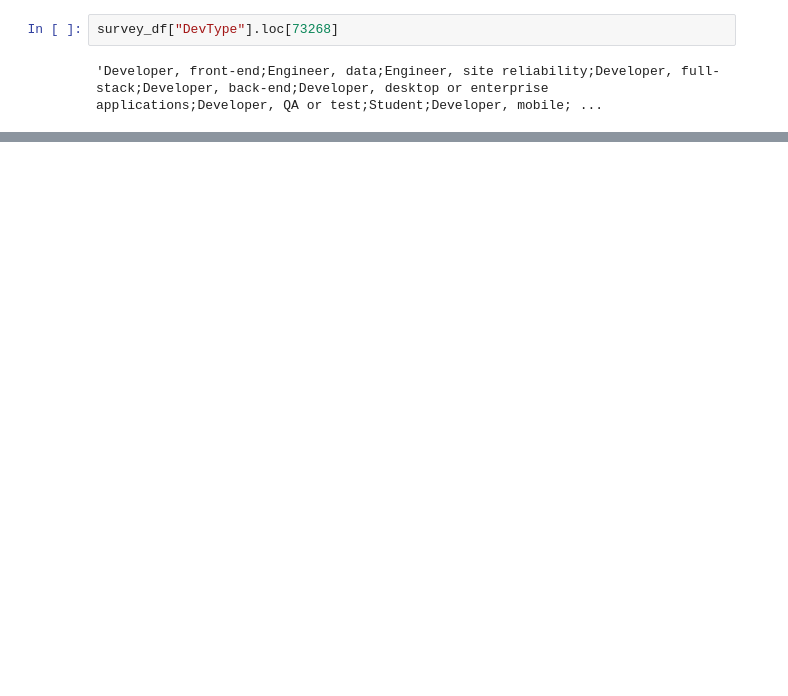
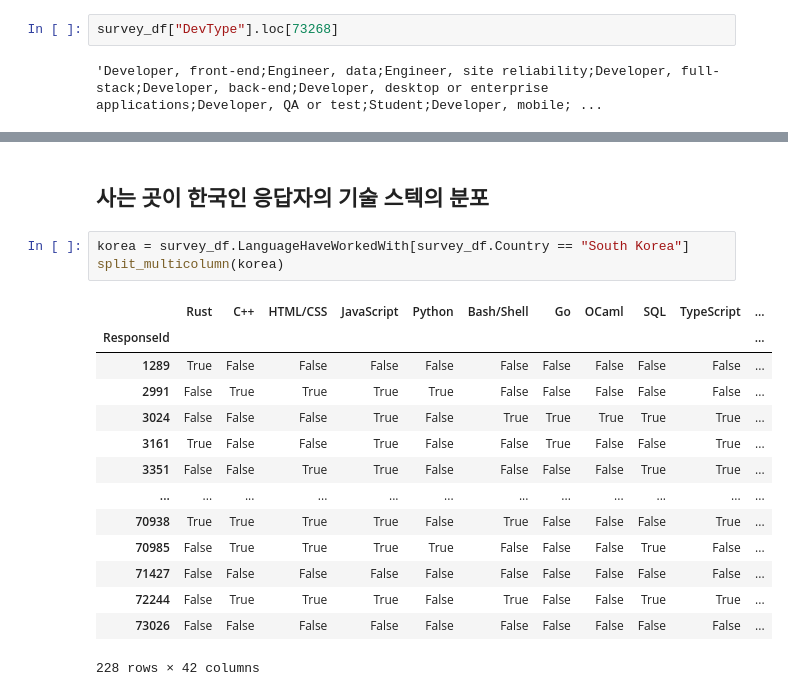
Before and after one commit to seohyun1119/pythonbasic, a Jupyter notebook: 0315_seaborn/0315(1).ipynb, the cells around one changed output, grey strips where cells are left out. Drawn from its saved outputs; the diff is of its cells as text; blank space fills up the shorter version.

```diff
--- a/0315_seaborn/0315(1).ipynb
+++ b/0315_seaborn/0315(1).ipynb
@@ -706,0 +877,20 @@ survey_df["DevType"].loc[73268]
+# %% [markdown]
+## 사는 곳이 한국인 응답자의 기술 스텍의 분포
+# %%
+korea = survey_df.LanguageHaveWorkedWith[survey_df.Country == "South Korea"]
+split_multicolumn(korea)
+# %% [output]
+|  | Rust | C++ | HTML/CSS | JavaScript | Python | Bash/Shell | Go | OCaml | SQL | TypeScript | ... |
+| ResponseId |  |  |  |  |  |  |  |  |  |  | ... |
+| 1289 | True | False | False | False | False | False | False | False | False | False | ... |
+| 2991 | False | True | True | True | True | False | False | False | False | False | ... |
+| 3024 | False | False | False | True | False | True | True | True | True | True | ... |
+| 3161 | True | False | False | True | False | False | True | False | False | True | ... |
+| 3351 | False | False | True | True | False | False | False | False | True | True | ... |
+| ... | ... | ... | ... | ... | ... | ... | ... | ... | ... | ... | ... |
+| 70938 | True | True | True | True | False | True | False | False | False | True | ... |
+| 70985 | False | True | True | True | True | False | False | False | True | False | ... |
+| 71427 | False | False | False | False | False | False | False | False | False | False | ... |
+| 72244 | False | True | True | True | False | True | False | False | True | True | ... |
+| 73026 | False | False | False | False | False | False | False | False | False | False | ... |
+228 rows × 42 columns
```
Also changed, not shown: parts of 14 cells of this notebook, 4 other files.
